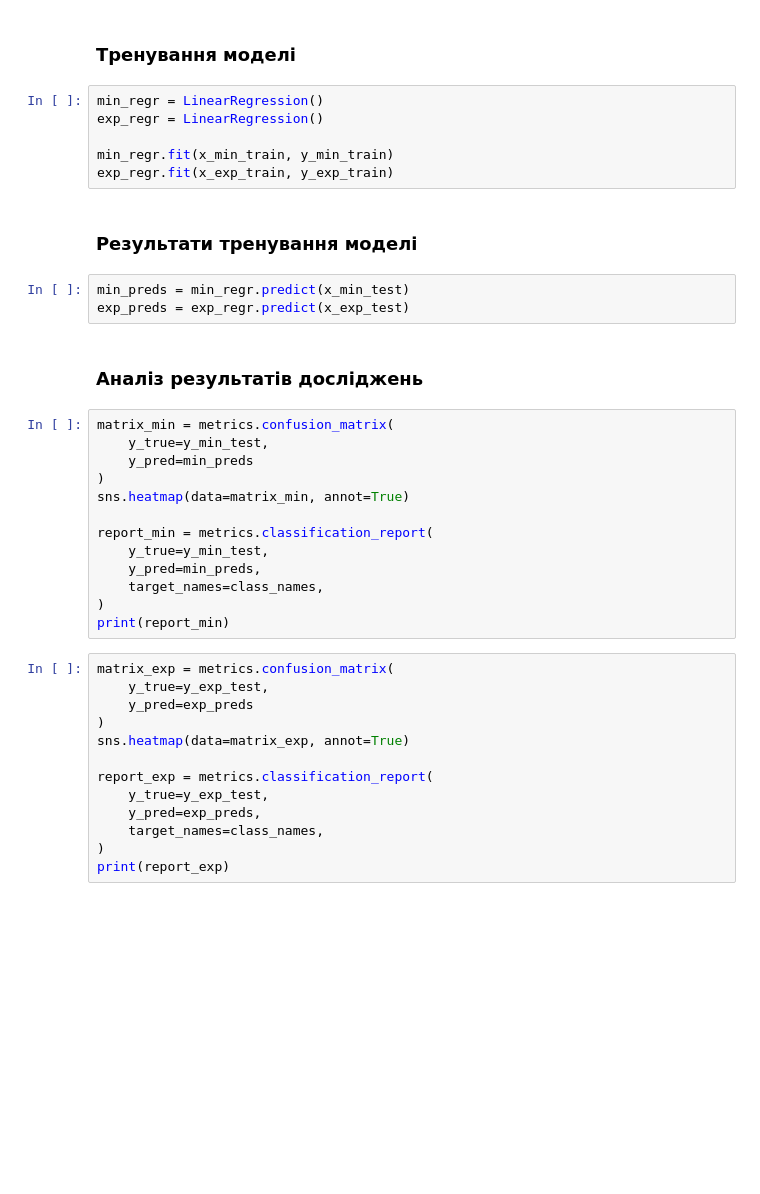
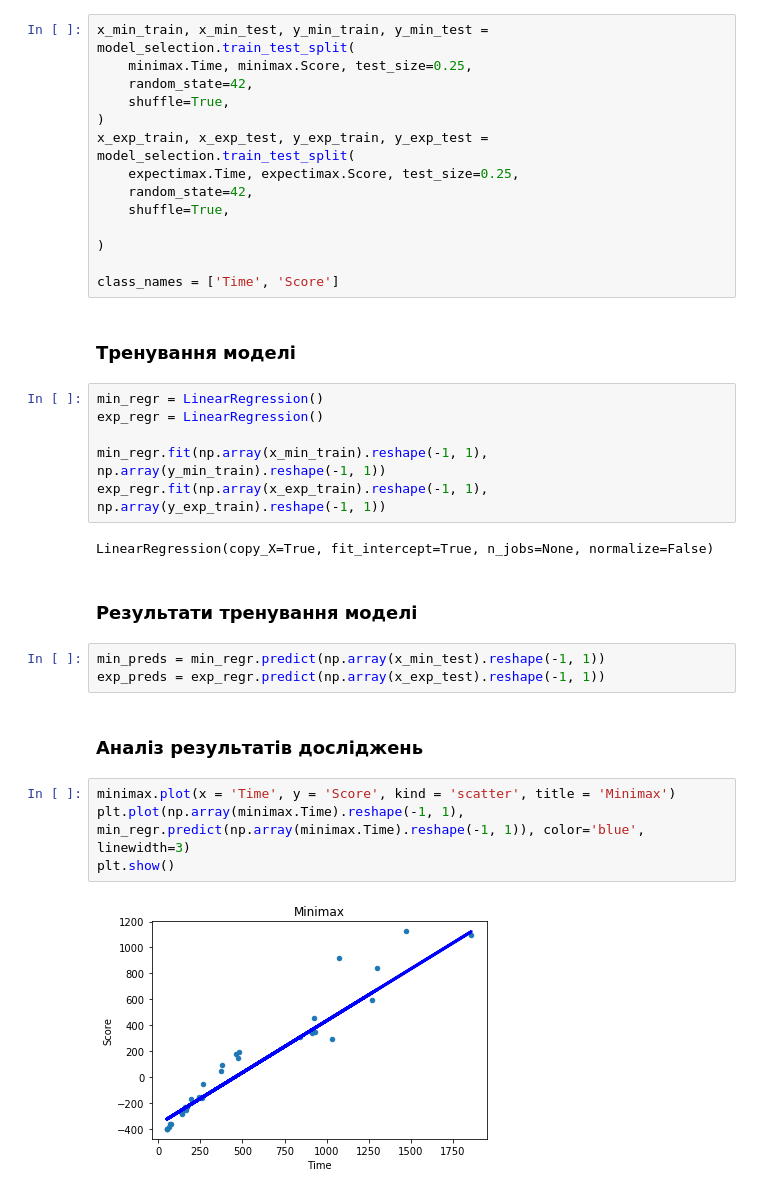
Before and after one commit to gazinaft/PIIS, a Jupyter notebook: forecast.ipynb, the cells around one changed output. Drawn from its saved outputs; the diff is of its cells as text; blank space fills up the shorter version.

```diff
--- a/forecast.ipynb
+++ b/forecast.ipynb
@@ -69,41 +68,37 @@ x_exp_test, y_exp_test = X_y_split(exp_test, 'Score')
+# %%
+x_min_train, x_min_test, y_min_train, y_min_test = model_selection.train_test_split(
+    minimax.Time, minimax.Score, test_size=0.25,
+    random_state=42,
+    shuffle=True,
+)
+x_exp_train, x_exp_test, y_exp_train, y_exp_test = model_selection.train_test_split(
+    expectimax.Time, expectimax.Score, test_size=0.25,
+    random_state=42,
+    shuffle=True,
+
+)
+
+class_names = ['Time', 'Score']
 # %% [markdown]
 ### Тренування моделі
 # %%
 min_regr = LinearRegression()
 exp_regr = LinearRegression()
 
-min_regr.fit(x_min_train, y_min_train)
-exp_regr.fit(x_exp_train, y_exp_train)
+min_regr.fit(np.array(x_min_train).reshape(-1, 1), np.array(y_min_train).reshape(-1, 1))
+exp_regr.fit(np.array(x_exp_train).reshape(-1, 1), np.array(y_exp_train).reshape(-1, 1))
+# %% [output]
+LinearRegression(copy_X=True, fit_intercept=True, n_jobs=None, normalize=False)
 # %% [markdown]
 ### Результати тренування моделі
 # %%
-min_preds = min_regr.predict(x_min_test)
-exp_preds = exp_regr.predict(x_exp_test)
+min_preds = min_regr.predict(np.array(x_min_test).reshape(-1, 1))
+exp_preds = exp_regr.predict(np.array(x_exp_test).reshape(-1, 1))
 # %% [markdown]
 ### Аналіз результатів досліджень
-# %%
-matrix_min = metrics.confusion_matrix(
-    y_true=y_min_test,
-    y_pred=min_preds
-)
-sns.heatmap(data=matrix_min, annot=True)
-
-report_min = metrics.classification_report(
-    y_true=y_min_test,
-    y_pred=min_preds,
-    target_names=class_names,
-)
-print(report_min)
-# %%
-matrix_exp = metrics.confusion_matrix(
-    y_true=y_exp_test,
-    y_pred=exp_preds
-)
-sns.heatmap(data=matrix_exp, annot=True)
-
-report_exp = metrics.classification_report(
-    y_true=y_exp_test,
-    y_pred=exp_preds,
-    target_names=class_names,
-)
-print(report_exp)
+# %%
+minimax.plot(x = 'Time', y = 'Score', kind = 'scatter', title = 'Minimax')
+plt.plot(np.array(minimax.Time).reshape(-1, 1), min_regr.predict(np.array(minimax.Time).reshape(-1, 1)), color='blue', linewidth=3)
+plt.show()
+# %% [output]
+[figure, added]
```
Also changed, not shown: parts of 8 cells of this notebook, 1 other file.
